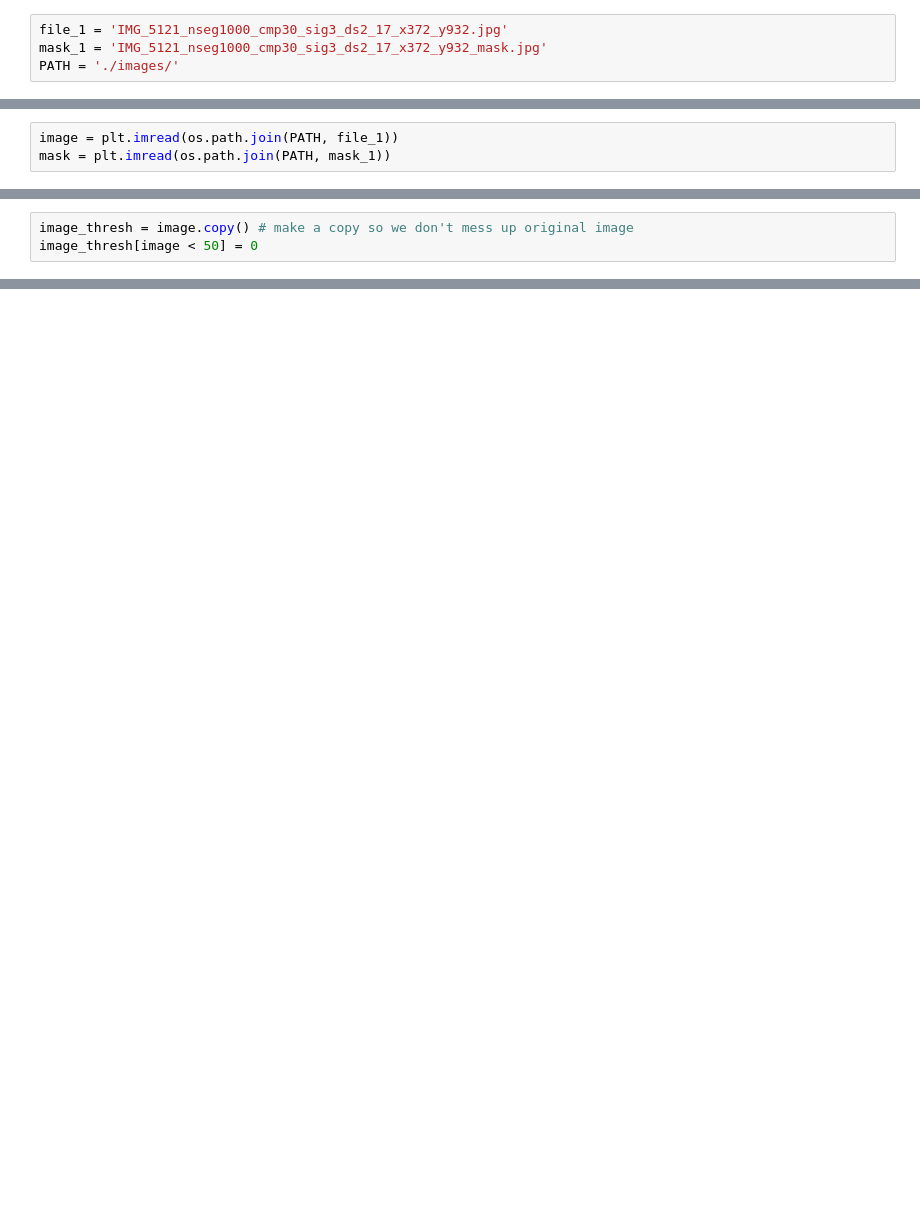
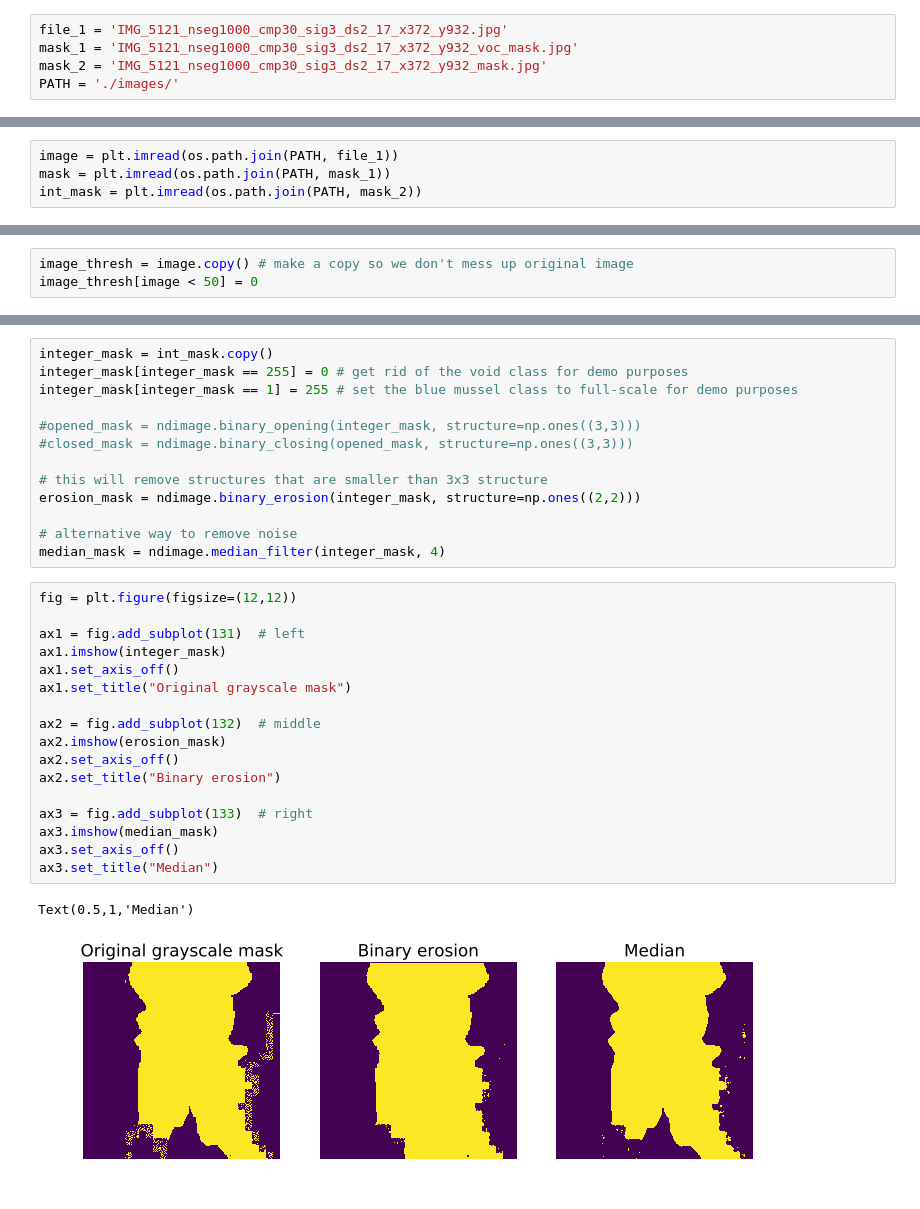
Before and after one commit to AngusG/machine-vision-image-processing, a Jupyter notebook: ENGG6100_ImageProcessing_Ciona.ipynb, the cells around one changed output, grey strips where cells are left out. Cells and saved outputs as stored; diff of their text form; blank space fills up the shorter version.

```diff
--- a/ENGG6100_ImageProcessing_Ciona.ipynb
+++ b/ENGG6100_ImageProcessing_Ciona.ipynb
@@ -6,13 +6,15 @@ import numpy as np
 import matplotlib.pylab as plt
 # %%
 file_1 = 'IMG_5121_nseg1000_cmp30_sig3_ds2_17_x372_y932.jpg'
-mask_1 = 'IMG_5121_nseg1000_cmp30_sig3_ds2_17_x372_y932_mask.jpg'
+mask_1 = 'IMG_5121_nseg1000_cmp30_sig3_ds2_17_x372_y932_voc_mask.jpg'
+mask_2 = 'IMG_5121_nseg1000_cmp30_sig3_ds2_17_x372_y932_mask.jpg'
 PATH = './images/'
 # %% [markdown]
 # Visualize data
 # %%
 image = plt.imread(os.path.join(PATH, file_1))
 mask = plt.imread(os.path.join(PATH, mask_1))
+int_mask = plt.imread(os.path.join(PATH, mask_2))
 # %% [markdown]
 ## Display an RGB image sample
 # %%
@@ -229,0 +305,33 @@ plt.xkcd?
+# %%
+integer_mask = int_mask.copy()
+integer_mask[integer_mask == 255] = 0 # get rid of the void class for demo purposes
+integer_mask[integer_mask == 1] = 255 # set the blue mussel class to full-scale for demo purposes
+
+#opened_mask = ndimage.binary_opening(integer_mask, structure=np.ones((3,3)))
+#closed_mask = ndimage.binary_closing(opened_mask, structure=np.ones((3,3)))
+
+# this will remove structures that are smaller than 3x3 structure
+erosion_mask = ndimage.binary_erosion(integer_mask, structure=np.ones((2,2)))
+
+# alternative way to remove noise
+median_mask = ndimage.median_filter(integer_mask, 4)
+# %%
+fig = plt.figure(figsize=(12,12))
+
+ax1 = fig.add_subplot(131)  # left
+ax1.imshow(integer_mask)
+ax1.set_axis_off()
+ax1.set_title("Original grayscale mask")
+
+ax2 = fig.add_subplot(132)  # middle
+ax2.imshow(erosion_mask)
+ax2.set_axis_off()
+ax2.set_title("Binary erosion")
+
+ax3 = fig.add_subplot(133)  # right
+ax3.imshow(median_mask)
+ax3.set_axis_off()
+ax3.set_title("Median")
+# %% [output]
+Text(0.5,1,'Median')
+[figure, added]
```
Also changed, not shown: parts of 13 cells of this notebook, 2 other files.
